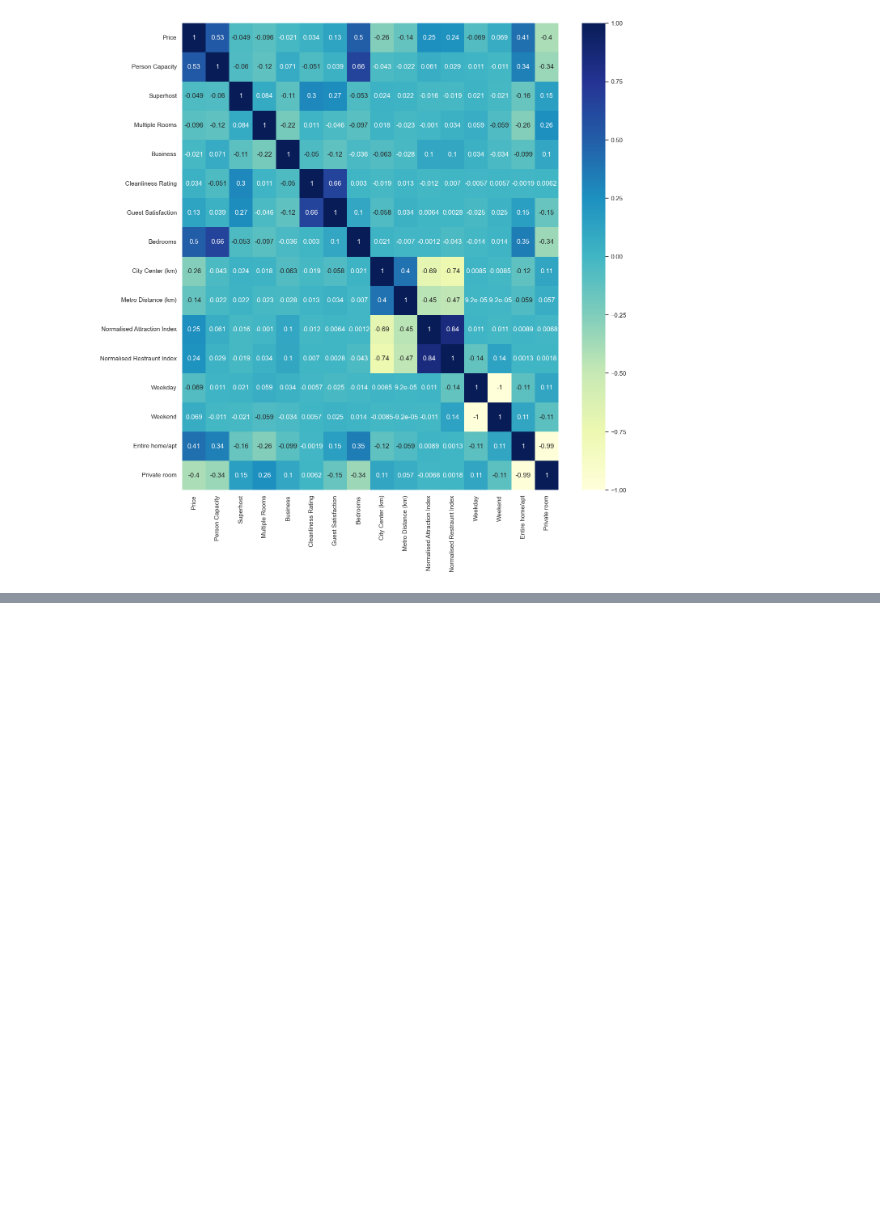
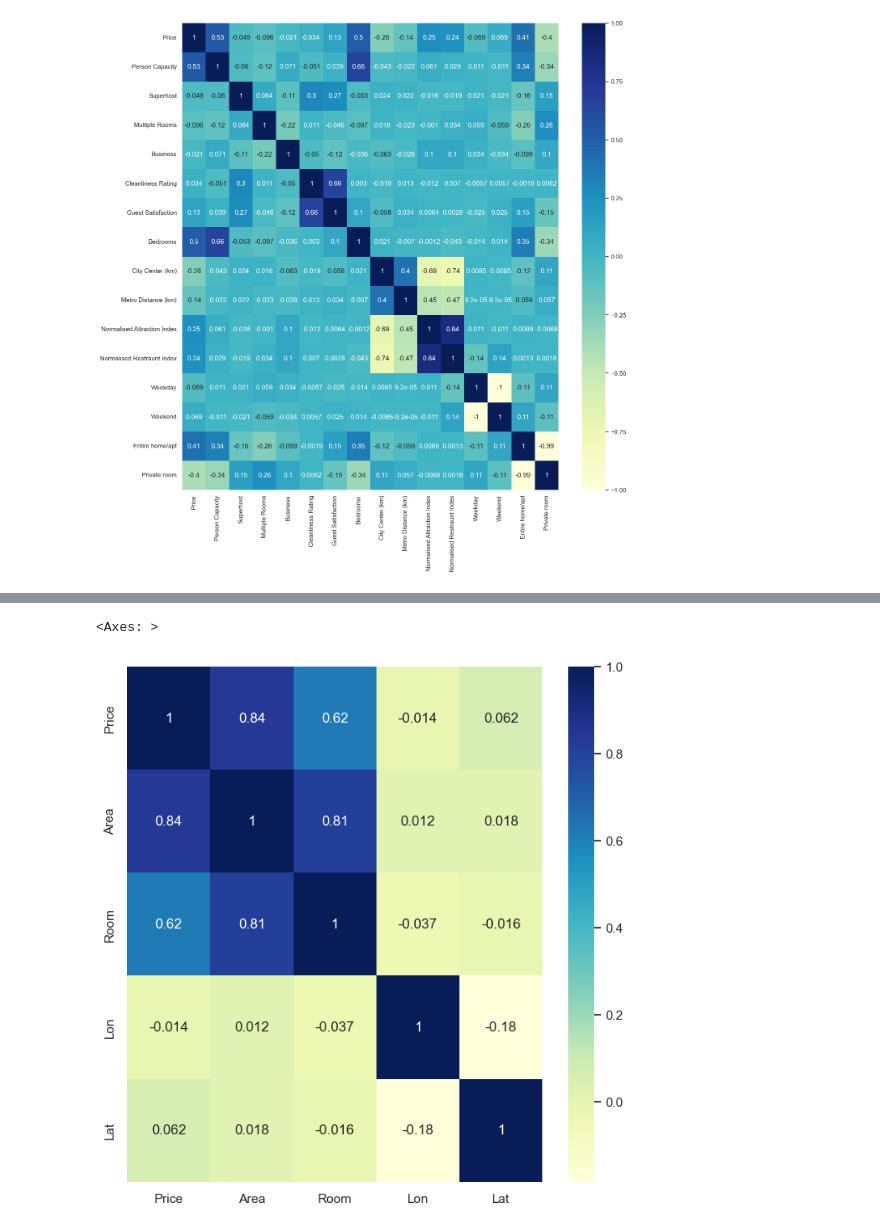
Before and after one commit to fadykittan/airbnb-roi-predictor, a Jupyter notebook: airbnb-roi-predictor-notebook.ipynb, the cells around one changed output, grey strips where cells are left out. Drawn from its saved outputs; the diff is of its cells as text; code cells hidden in the pictures; blank space fills up the shorter version.

Commit message:
adding M2 dataset and code

```diff
--- a/airbnb-roi-predictor-notebook.ipynb
+++ b/airbnb-roi-predictor-notebook.ipynb
@@ -413,0 +423,9 @@ sns.heatmap(data.corr(numeric_only=True), cmap='YlGnBu', annot=True)
+# %%
+import pandas as pd
+import numpy as np
+import matplotlib.pyplot as plt
+import seaborn as sns
+
+# Read the airbnb dataset
+dfM2 = pd.read_csv('datasets/housing-prices-amsterdam-august-2021.csv')
+dfM2.head()
@@ -413,0 +441,3 @@ sns.heatmap(data.corr(numeric_only=True), cmap='YlGnBu', annot=True)
+# %%
+dfM2.drop('Unnamed: 0', axis=1, inplace=True)
+dfM2.head()
@@ -413,0 +468,6 @@ sns.heatmap(data.corr(numeric_only=True), cmap='YlGnBu', annot=True)
+# %%
+sns.set(rc = {'figure.figsize':(8,8)})
+sns.heatmap(dfM2.corr(numeric_only=True), cmap='YlGnBu', annot=True)
+# %% [output]
+<Axes: >
+[figure, added]
```
Also changed, not shown: parts of 22 cells of this notebook, 2 other files.
